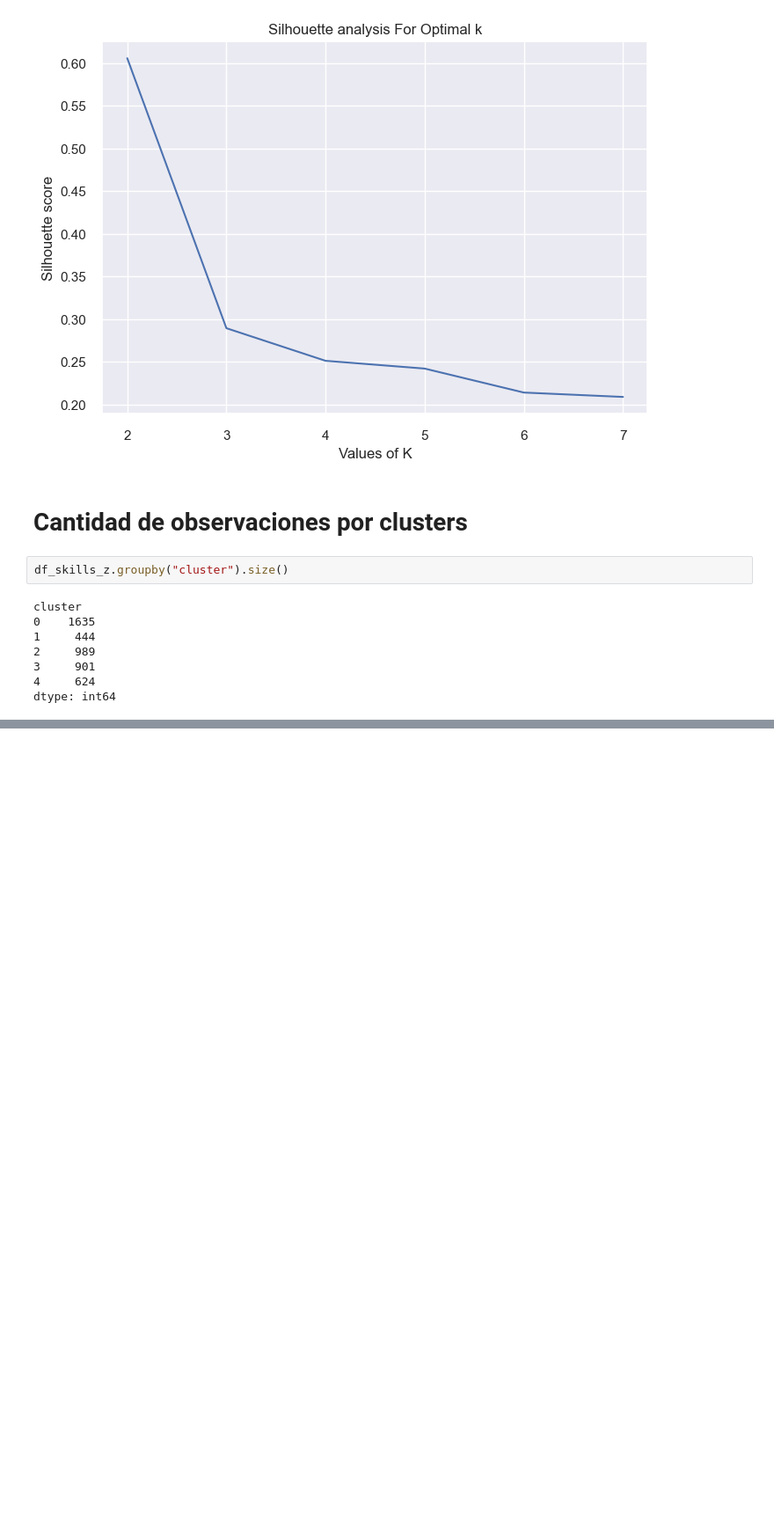
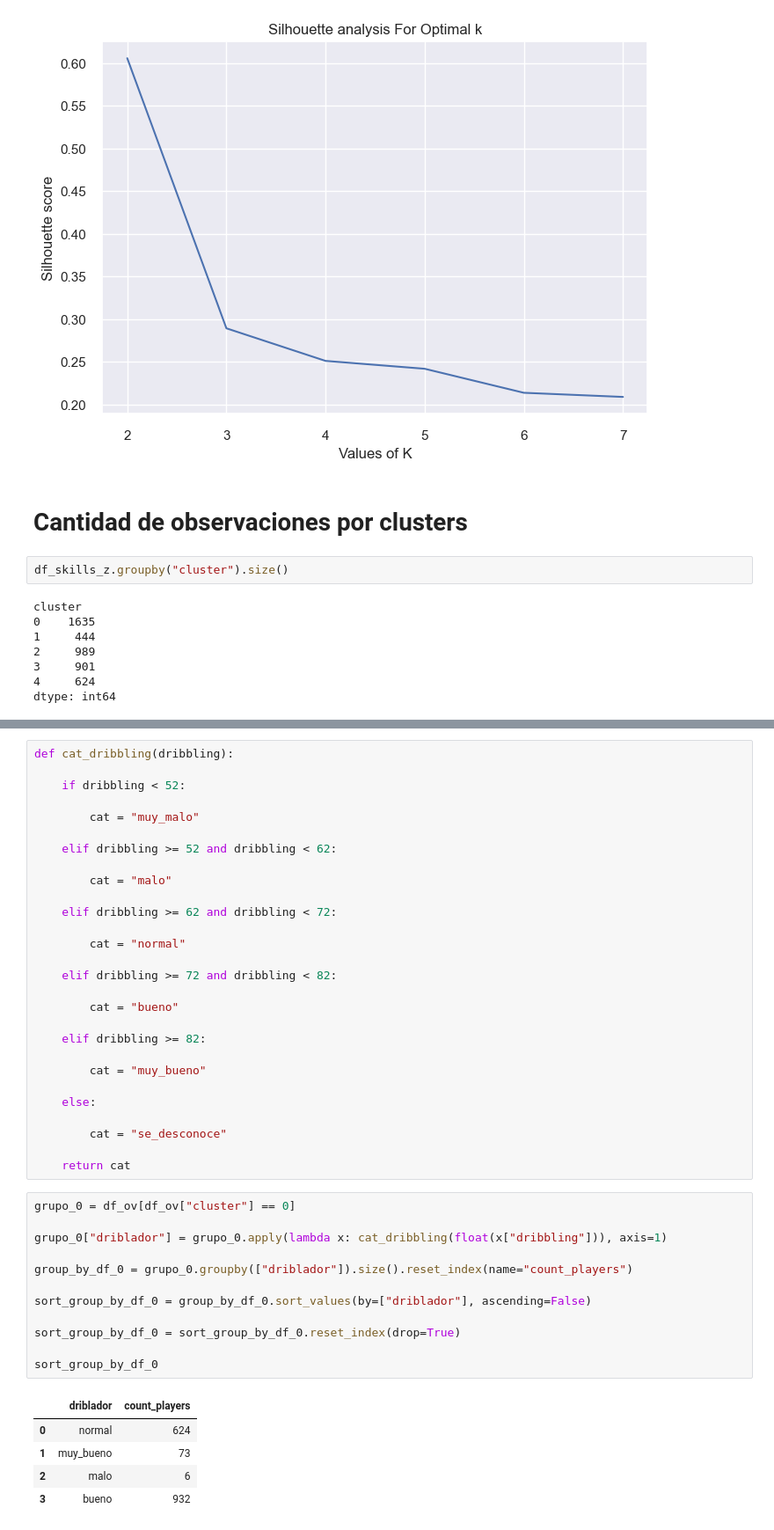
Before and after one commit to pablonicolasr/diplodatos-aans-2022-grupo32, a Jupyter notebook: entregable5_pablonicolasramos90.ipynb, the cells around one changed output, grey strips where cells are left out. Shown at 88% size. Saved outputs shown, nothing was run; the diff lists cells and outputs as text; blank space fills up the shorter version.

```diff
--- a/entregable5_pablonicolasramos90.ipynb
+++ b/entregable5_pablonicolasramos90.ipynb
@@ -547,0 +558,46 @@ dtype: int64
+# %%
+def cat_dribbling(dribbling):
+
+    if dribbling < 52:
+
+        cat = "muy_malo"
+
+    elif dribbling >= 52 and dribbling < 62:
+
+        cat = "malo"
+
+    elif dribbling >= 62 and dribbling < 72:
+
+        cat = "normal"
+
+    elif dribbling >= 72 and dribbling < 82:
+
+        cat = "bueno"
+
+    elif dribbling >= 82:
+
+        cat = "muy_bueno"
+
+    else:
+
+        cat = "se_desconoce"
+
+    return cat
+# %%
+grupo_0 = df_ov[df_ov["cluster"] == 0]
+
+grupo_0["driblador"] = grupo_0.apply(lambda x: cat_dribbling(float(x["dribbling"])), axis=1)
+
+group_by_df_0 = grupo_0.groupby(["driblador"]).size().reset_index(name="count_players")
+
+sort_group_by_df_0 = group_by_df_0.sort_values(by=["driblador"], ascending=False)
+
+sort_group_by_df_0 = sort_group_by_df_0.reset_index(drop=True)
+
+sort_group_by_df_0
+# %% [output]
+|  | driblador | count_players |
+| 0 | normal | 624 |
+| 1 | muy_bueno | 73 |
+| 2 | malo | 6 |
+| 3 | bueno | 932 |
```
Also changed, not shown: parts of 14 cells of this notebook.
